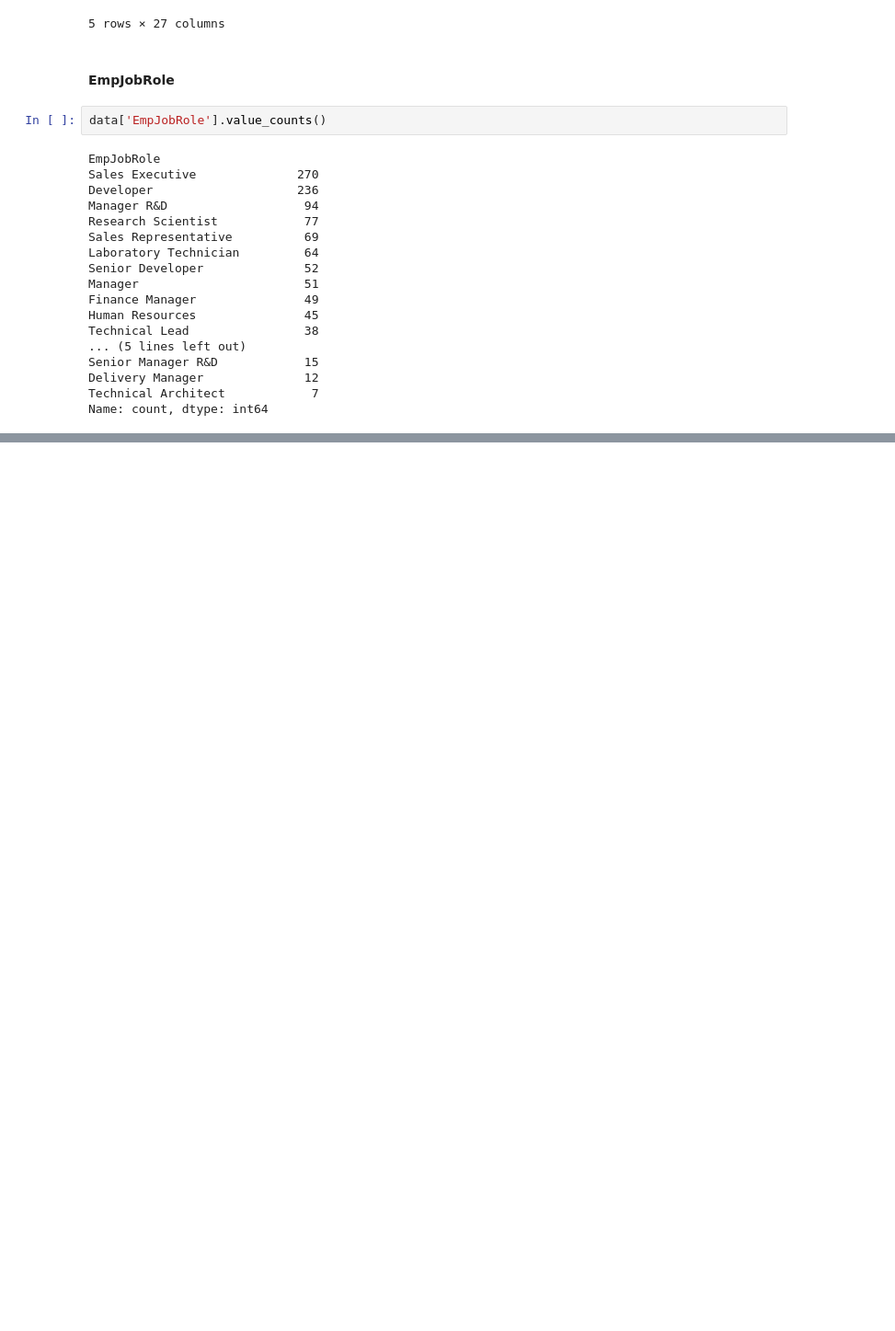
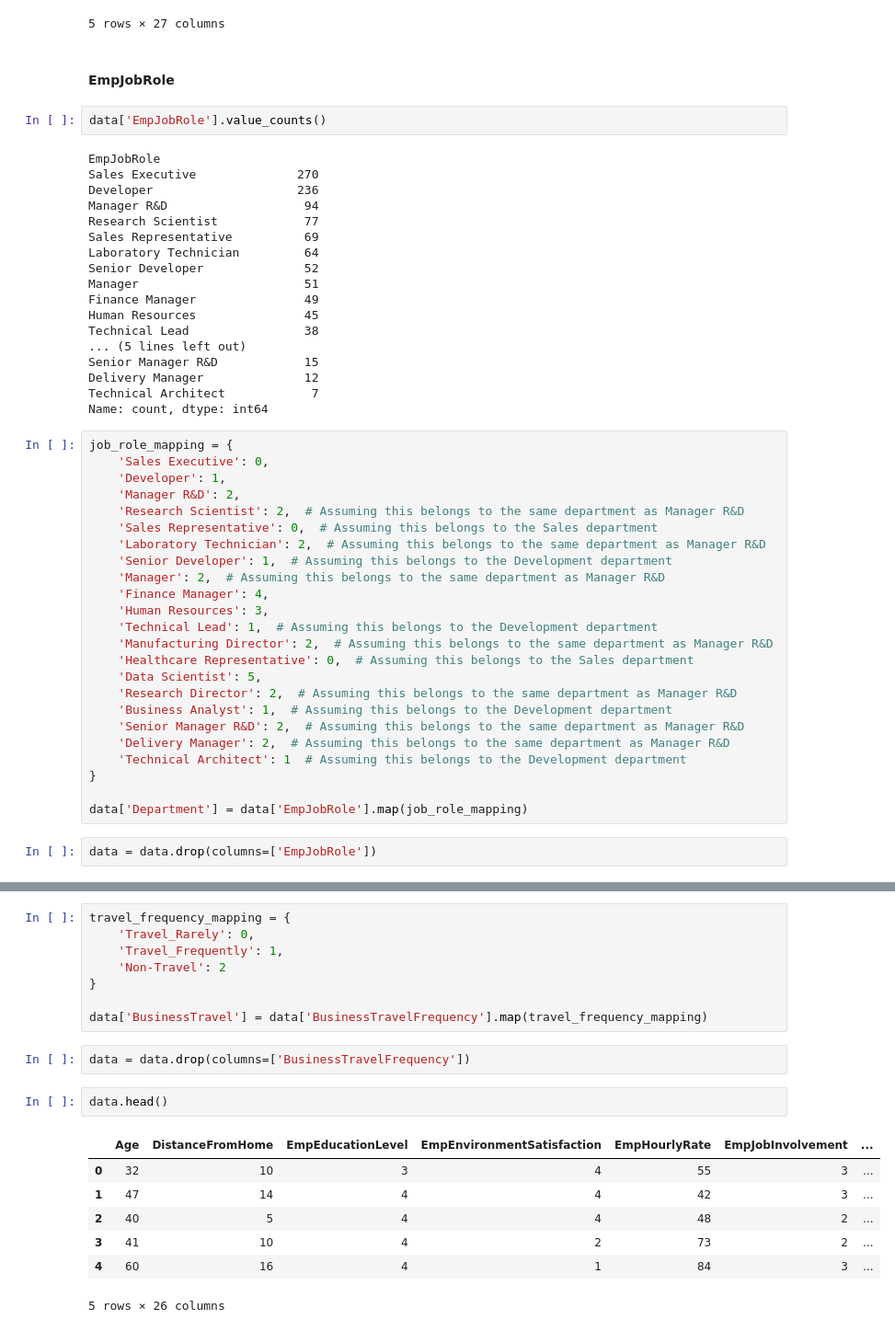
Before and after one commit to Dishantkharkar/Employee-Performance-Analysis---INX-Future-Inc., a Jupyter notebook: src/Data Preprocessing/data_processing.ipynb, the cells around one changed output, grey strips where cells are left out. Shown at 92% size. Drawn from its saved outputs; the diff is of its cells as text; blank space fills up the shorter version.

```diff
--- a/src/Data Preprocessing/data_processing.ipynb
+++ b/src/Data Preprocessing/data_processing.ipynb
@@ -324,3 +329,29 @@ Senior Manager R&D            15
 Delivery Manager              12
 Technical Architect            7
 Name: count, dtype: int64
+# %%
+job_role_mapping = {
+    'Sales Executive': 0,
+    'Developer': 1,
+    'Manager R&D': 2,
+    'Research Scientist': 2,  # Assuming this belongs to the same department as Manager R&D
+    'Sales Representative': 0,  # Assuming this belongs to the Sales department
+    'Laboratory Technician': 2,  # Assuming this belongs to the same department as Manager R&D
+    'Senior Developer': 1,  # Assuming this belongs to the Development department
+    'Manager': 2,  # Assuming this belongs to the same department as Manager R&D
+    'Finance Manager': 4,
+    'Human Resources': 3,
+    'Technical Lead': 1,  # Assuming this belongs to the Development department
+    'Manufacturing Director': 2,  # Assuming this belongs to the same department as Manager R&D
+    'Healthcare Representative': 0,  # Assuming this belongs to the Sales department
+    'Data Scientist': 5,
+    'Research Director': 2,  # Assuming this belongs to the same department as Manager R&D
+    'Business Analyst': 1,  # Assuming this belongs to the Development department
+    'Senior Manager R&D': 2,  # Assuming this belongs to the same department as Manager R&D
+    'Delivery Manager': 2,  # Assuming this belongs to the same department as Manager R&D
+    'Technical Architect': 1  # Assuming this belongs to the Development department
+}
+
+data['Department'] = data['EmpJobRole'].map(job_role_mapping)
+# %%
+data = data.drop(columns=['EmpJobRole'])
@@ -326,0 +378,20 @@ Name: count, dtype: int64
+# %%
+travel_frequency_mapping = {
+    'Travel_Rarely': 0,
+    'Travel_Frequently': 1,
+    'Non-Travel': 2
+}
+
+data['BusinessTravel'] = data['BusinessTravelFrequency'].map(travel_frequency_mapping)
+# %%
+data = data.drop(columns=['BusinessTravelFrequency'])
+# %%
+data.head()
+# %% [output]
+|  | Age | DistanceFromHome | EmpEducationLevel | EmpEnvironmentSatisfaction | EmpHourlyRate | EmpJobInvolvement | ... |
+| 0 | 32 | 10 | 3 | 4 | 55 | 3 | ... |
+| 1 | 47 | 14 | 4 | 4 | 42 | 3 | ... |
+| 2 | 40 | 5 | 4 | 4 | 48 | 2 | ... |
+| 3 | 41 | 10 | 4 | 2 | 73 | 2 | ... |
+| 4 | 60 | 16 | 4 | 1 | 84 | 3 | ... |
+5 rows × 26 columns
```
Also changed, not shown: parts of 22 cells of this notebook, 2 other files.
